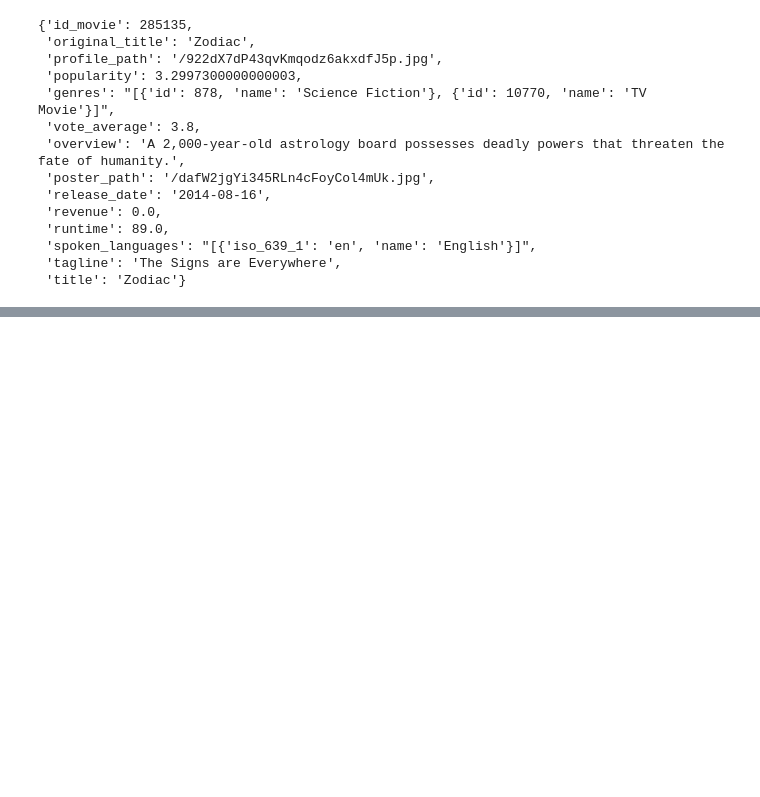
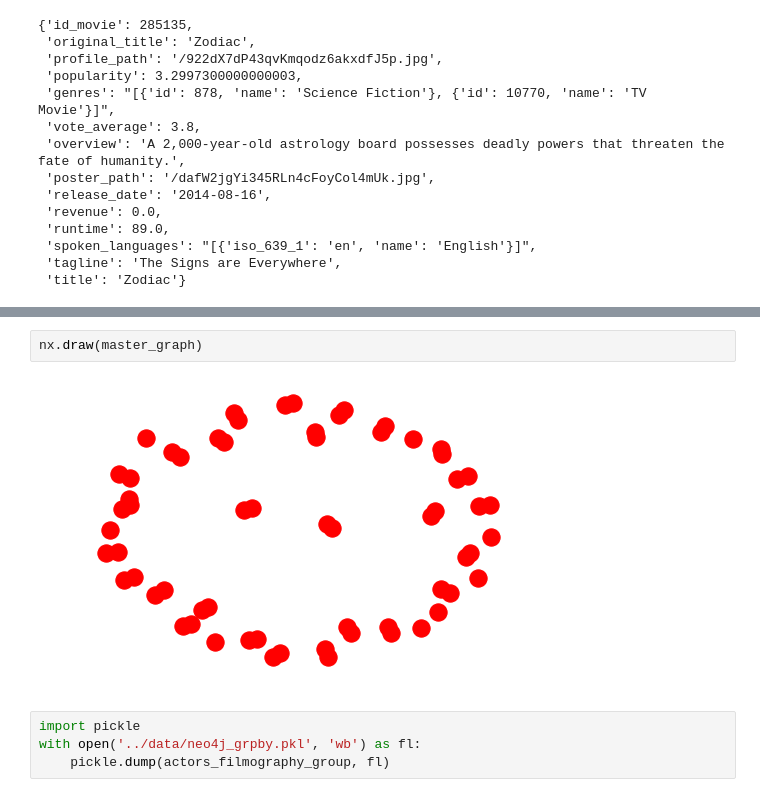
Before and after one commit to ChicagoDev/Movie-Recommendations-via-Hybrid-Filtering, a Jupyter notebook: notebooks/NetworkX4.ipynb, the cells around one changed output, grey strips where cells are left out. Cells and saved outputs as stored; diff of their text form; blank space fills up the shorter version.

```diff
--- a/notebooks/NetworkX4.ipynb
+++ b/notebooks/NetworkX4.ipynb
@@ -172,0 +194,8 @@ nx.number_of_nodes(master_graph)
+# %%
+nx.draw(master_graph)
+# %% [output]
+[figure, added]
+# %%
+import pickle
+with open('../data/neo4j_grpby.pkl', 'wb') as fl:
+    pickle.dump(actors_filmography_group, fl)
```
Also changed, not shown: parts of 16 cells of this notebook, 9 other files.
